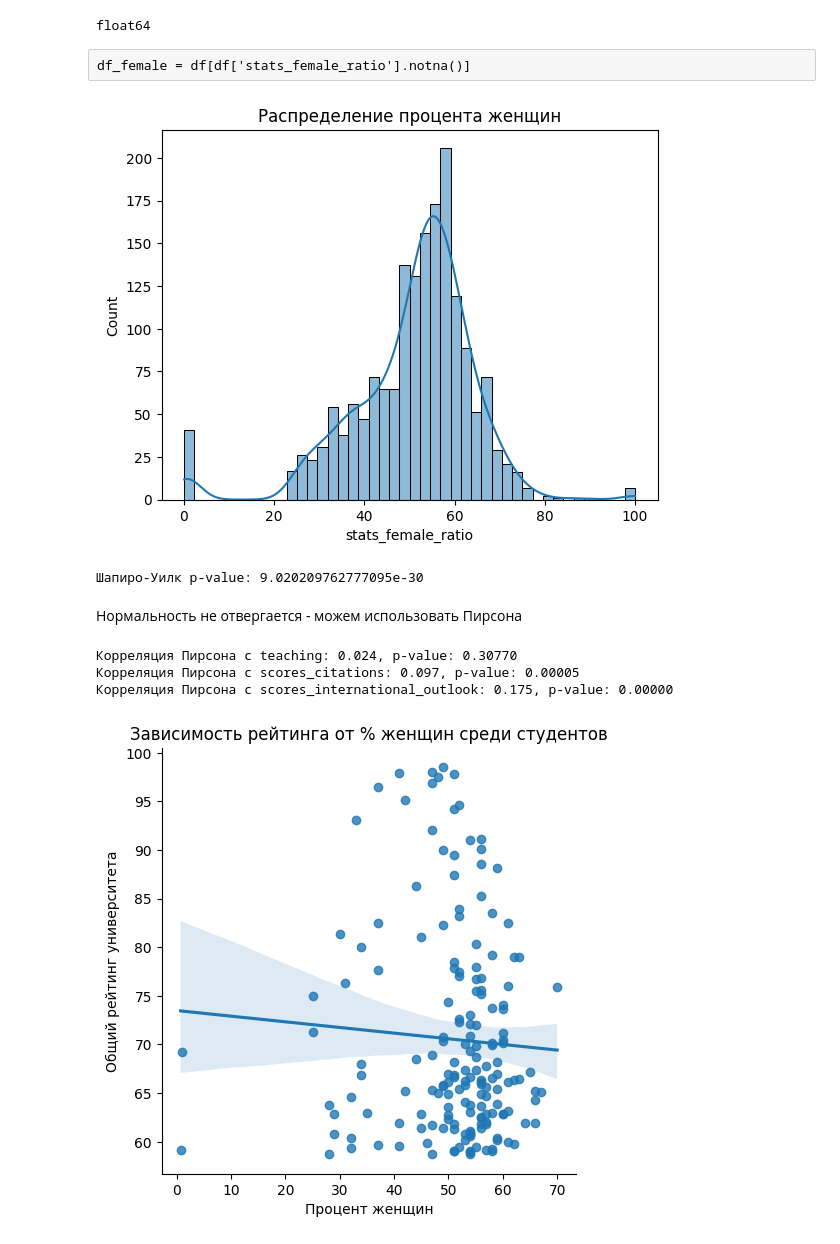
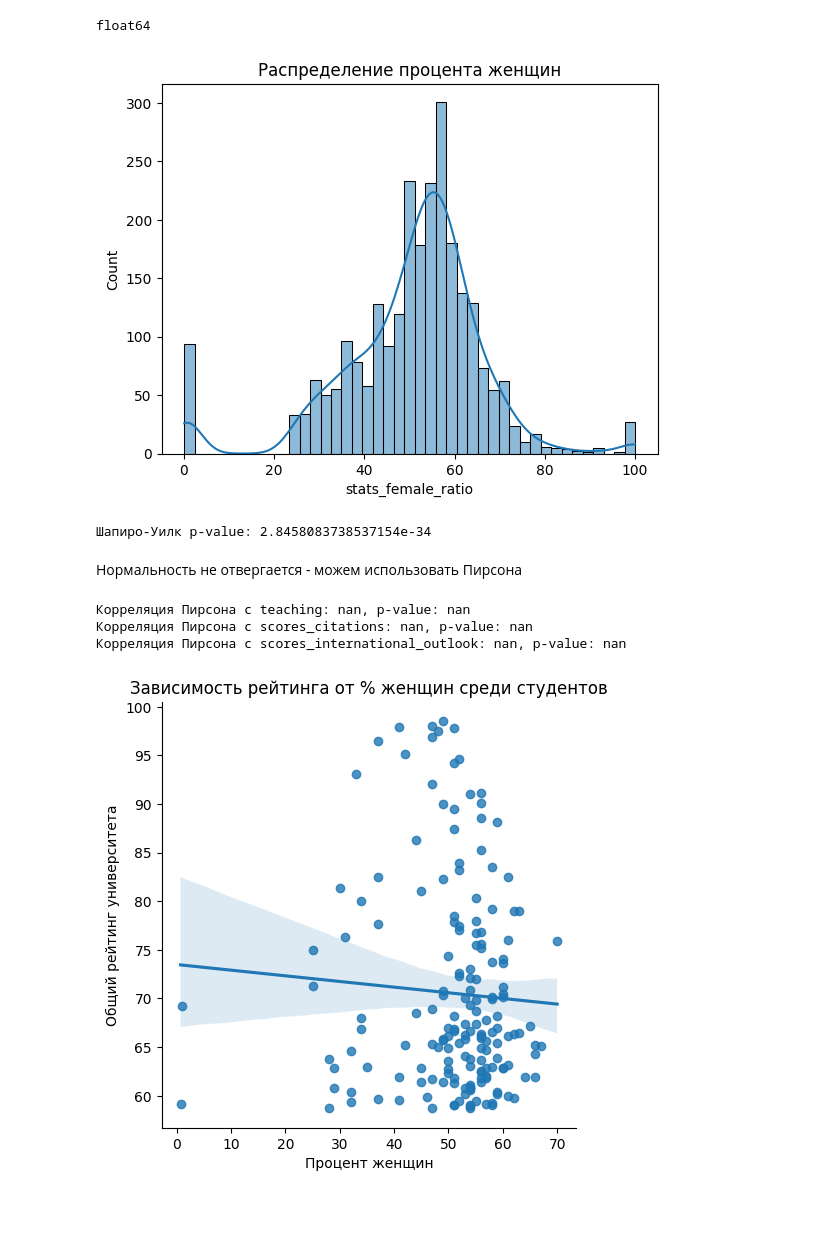
Before and after one commit to Katen007/Universities_analytics, a Jupyter notebook: Universities.ipynb, the cells around one changed output. Drawn from its saved outputs; the diff is of its cells as text; code cells hidden in the pictures; blank space fills up the shorter version.

```diff
--- a/Universities.ipynb
+++ b/Universities.ipynb
@@ -97,21 +97,22 @@ df["overall_score"] = pd.to_numeric(df["overall_score"], errors="coerce")
 print(df["overall_score"].dtype)
 # %% [output]
 float64
-# %% [raw]
-df_female = df[df['stats_female_ratio'].notna()]
 # %%
+import seaborn as sns
+import matplotlib.pyplot as plt
+df_female = df[df['stats_female_ratio'].notna()]
 sns.histplot(df_female['stats_female_ratio'], kde=True)
 plt.title('Распределение процента женщин')
 plt.show()
 # %% [output]
-[figure, old version]
+[figure, new version]
 # %%
 from scipy.stats import shapiro
 
 stat, p = shapiro(df_female['stats_female_ratio'])
 print(f'Шапиро-Уилк p-value: {p}')
 # %% [output]
-Шапиро-Уилк p-value: 9.020209762777095e-30
+Шапиро-Уилк p-value: 2.8458083738537154e-34
 # %% [markdown]
 Нормальность не отвергается - можем использовать Пирсона
 # %%
@@ -124,9 +125,9 @@ print(f'Корреляция Пирсона с scores_citations: {corr:.3f}, p-v
 corr, pval = pearsonr(df_female['stats_female_ratio'], df_female['scores_international_outlook'])
 print(f'Корреляция Пирсона с scores_international_outlook: {corr:.3f}, p-value: {pval:.5f}')
 # %% [output]
-Корреляция Пирсона с teaching: 0.024, p-value: 0.30770
-Корреляция Пирсона с scores_citations: 0.097, p-value: 0.00005
-Корреляция Пирсона с scores_international_outlook: 0.175, p-value: 0.00000
+Корреляция Пирсона с teaching: nan, p-value: nan
+Корреляция Пирсона с scores_citations: nan, p-value: nan
+Корреляция Пирсона с scores_international_outlook: nan, p-value: nan
 # %%
 import seaborn as sns
 import matplotlib.pyplot as plt
```
Also changed, not shown: parts of 7 cells of this notebook.
